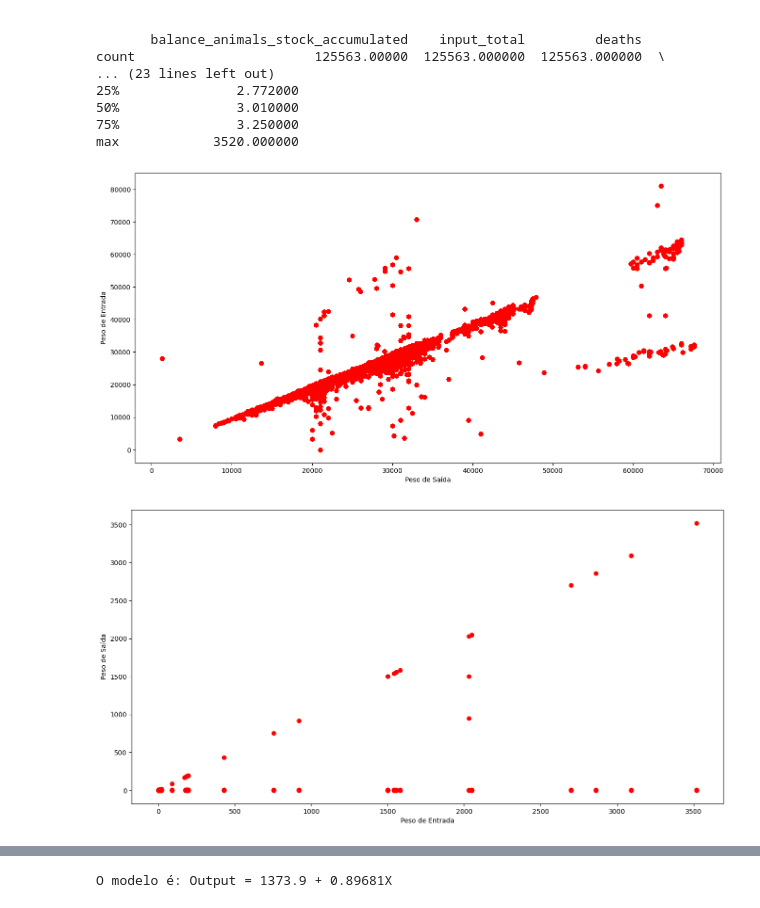
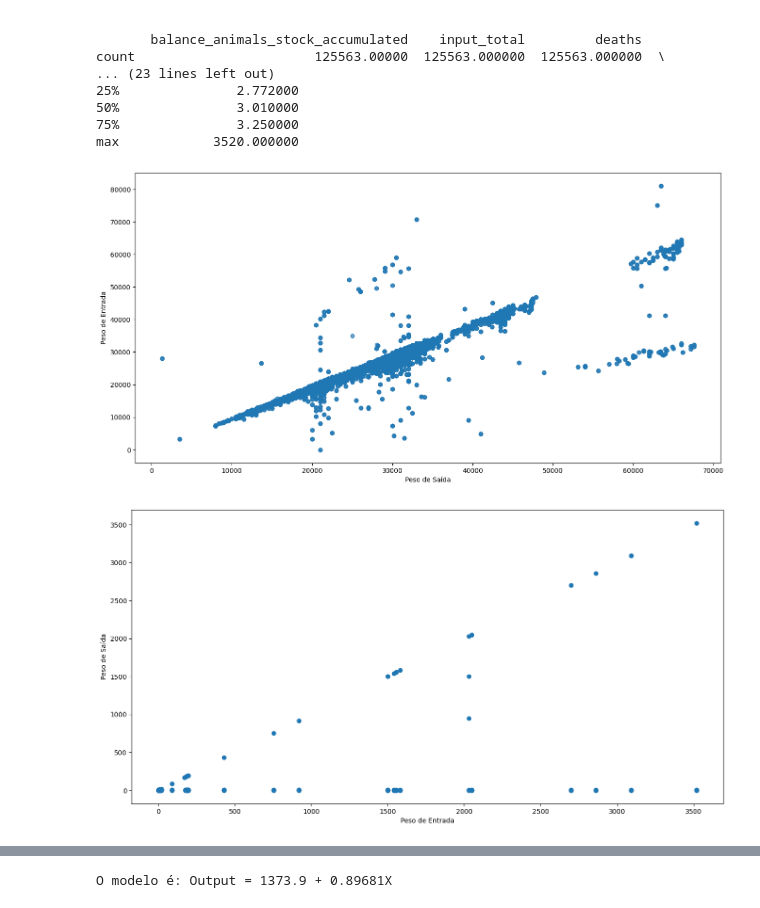
Before and after one commit to EveSantos/tcc, a Jupyter notebook: nova_base.ipynb, the cells around one changed output, grey strips where cells are left out. Drawn from its saved outputs; the diff is of its cells as text; code cells hidden in the pictures.

```diff
--- a/nova_base.ipynb
+++ b/nova_base.ipynb
@@ -271,25 +271,24 @@ max            3520.000000
 # %%
 plt.figure(figsize = (16,8))
 plt.scatter(
     df_novo['input_total'],
     df_novo['output_total'],
-    c='red')
+    alpha=0.3)
 plt.xlabel("Peso de Saída")
 plt.ylabel("Peso de Entrada")
 plt.show()
 # %% [output]
-[figure, old version]
+[figure, new version]
 # %%
 plt.figure(figsize = (16,8))
 plt.scatter(
     df_novo['output_weight_media'],
-    df_novo['input_weight_media'],
-    c='red')
+    df_novo['input_weight_media'], )
 plt.ylabel("Peso de Saída")
 plt.xlabel("Peso de Entrada")
 plt.show()
 # %% [output]
-[figure, old version]
+[figure, new version]
 # %%
 #remover linhas que contem valores nulos para ouput_total e input_total
 df_novo = df_novo.dropna(subset=['output_total', 'input_total'])
```
Also changed, not shown: parts of 21 cells of this notebook, 2 other files.
